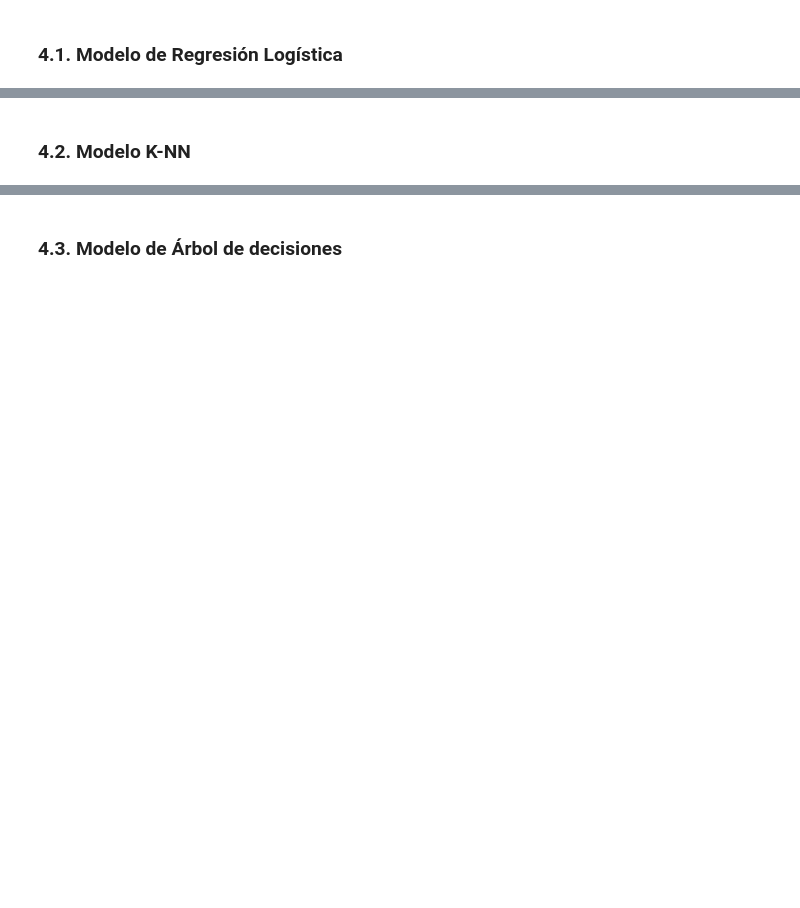
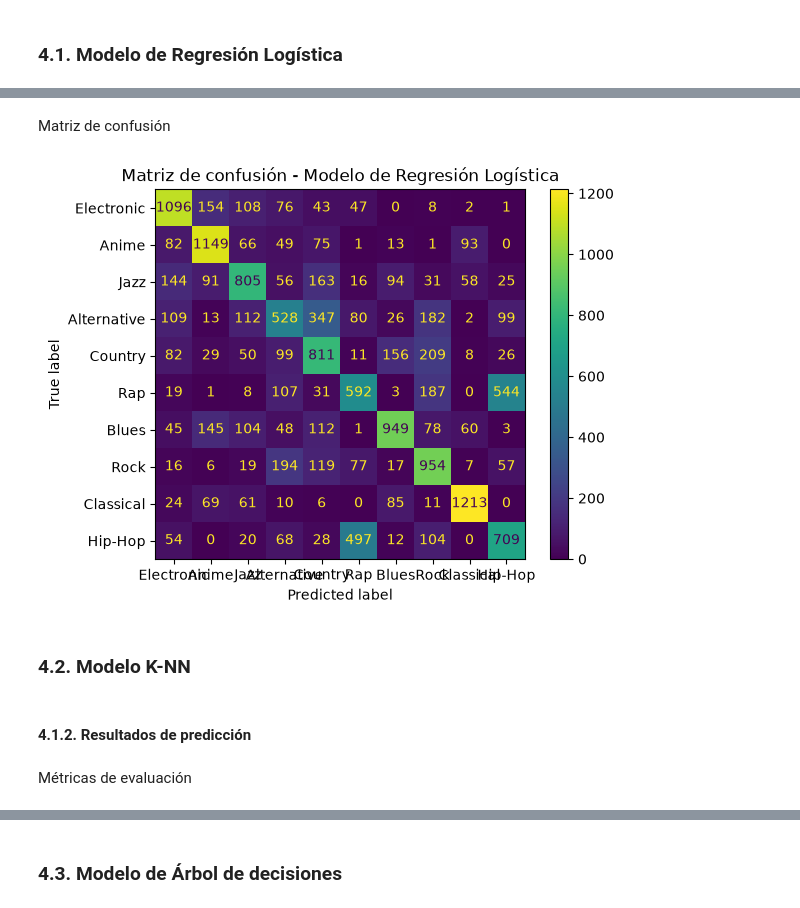
Before and after one commit to ErikAT04/PROYECTO1EVALPIA, a Jupyter notebook: Proyecto1PIA_ErikAmoToquero.ipynb, the cells around one changed output, grey strips where cells are left out. Drawn from its saved outputs; the diff is of its cells as text; code cells hidden in the pictures; blank space fills up the shorter version.

```diff
--- a/Proyecto1PIA_ErikAmoToquero.ipynb
+++ b/Proyecto1PIA_ErikAmoToquero.ipynb
@@ -164,3 +219,8 @@ Y esto nos deja un dataset con la siguiente estructura:
 ## 4. Preparación y Predicción de modelos
 # %% [markdown]
 ### 4.0. Preparación de conjuntos de entrenamiento y test
+# %%
+X = df_limpio.drop(["music_genre"], axis=1)
+y = df_limpio["music_genre"]
+
+X_train, X_test, y_train, y_test = train_test_split(X, y, test_size=0.3, random_state=42)
@@ -167,2 +243,7 @@ Y esto nos deja un dataset con la siguiente estructura:
 # %% [markdown]
 ### 4.1. Modelo de Regresión Logística
+# %%
+mrl = make_pipeline(StandardScaler(), LogisticRegression()).fit(X_train, y_train)
+
+y_pred_mrl = mrl.predict(X_test)
+y_proba_mrl = mrl.predict_proba(X_test)
@@ -169,2 +267,10 @@ Y esto nos deja un dataset con la siguiente estructura:
+# %% [markdown]
+Matriz de confusión
+# %%
+ConfusionMatrixDisplay(confusion_matrix(y_test, y_pred_mrl), display_labels=generos).plot()
+plt.title("Matriz de confusión - Modelo de Regresión Logística")
+plt.show()
+# %% [output]
+[figure, added]
 # %% [markdown]
 ### 4.2. Modelo K-NN
@@ -170,0 +282,4 @@ Y esto nos deja un dataset con la siguiente estructura:
+# %% [markdown]
+#### 4.1.2. Resultados de predicción
+# %% [markdown]
+Métricas de evaluación
```
Also changed, not shown: parts of 45 cells of this notebook.
